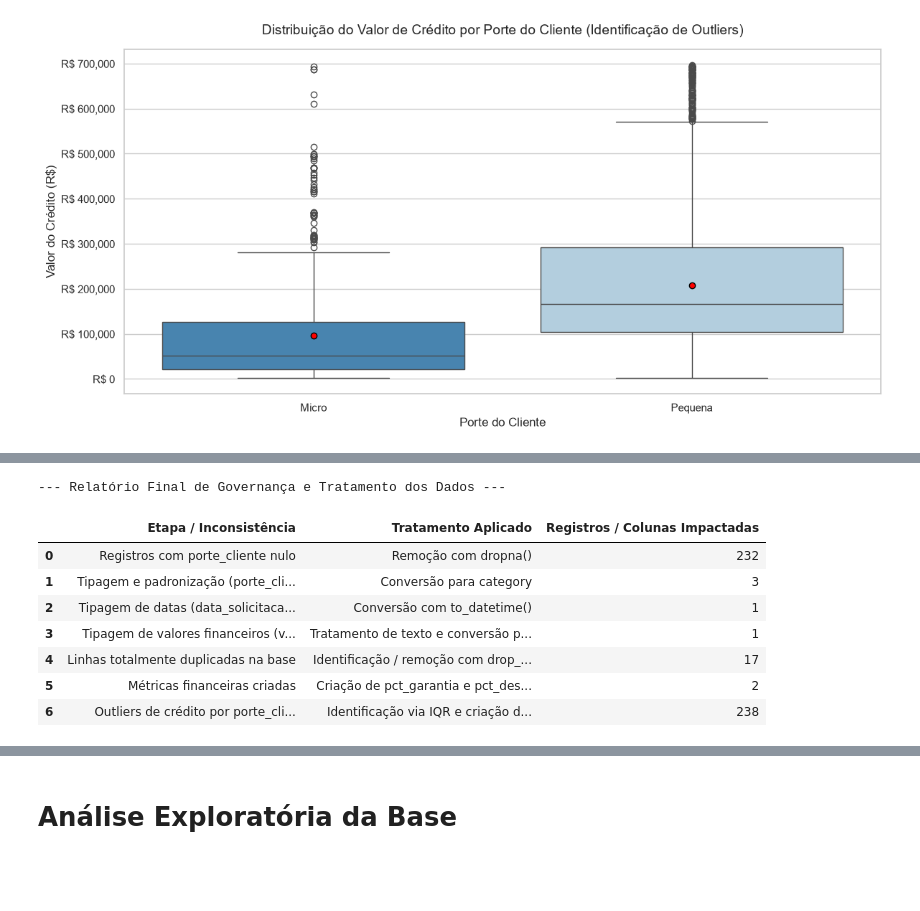
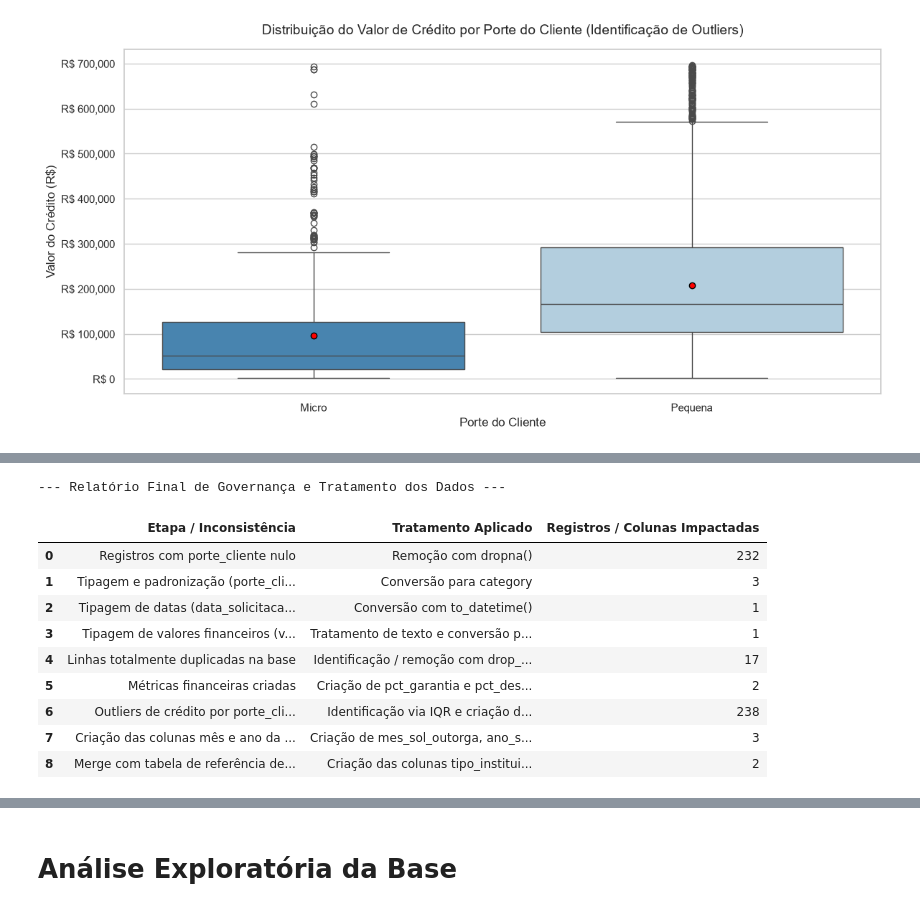
Before and after one commit to LUCASCAZANE/Proj1_Form_Cont_Caixa_Verso, a Jupyter notebook: projeto1_formacao_continuada.ipynb, the cells around one changed output, grey strips where cells are left out. Saved outputs shown, nothing was run; the diff lists cells and outputs as text; code cells hidden in the pictures; blank space fills up the shorter version.

Commit message:
unificação de notebooks, criacao de colunas, utilizacao de merge com tabelas e pivot table

```diff
--- a/projeto1_formacao_continuada.ipynb
+++ b/projeto1_formacao_continuada.ipynb
@@ -345,0 +510,33 @@ Passing `palette` without assigning `hue` is deprecated and will be removed in v
+# %%
+# Criando uma tabela de referência para os agentes financeiros
+tabela_agentes = pd.DataFrame({
+    'nome_agente_financeiro': [
+        'BTG PACTUAL',
+        'BRADESCO',
+        'STONE',
+        'BANCO XP',
+        'AF-TO'
+    ],
+    'tipo_instituicao': [
+        'Banco',
+        'Banco',
+        'Instituição de pagamento',
+        'Banco',
+        'Agência de fomento'
+    ],
+    'grupo_instituicao': [
+        'Bancos',
+        'Bancos',
+        'Fintechs',
+        'Bancos',
+        'Agência de fomento estado TO'
+    ]
+})
+# %%
+#Fazendo o merge do df_FG_Sebrae com a tabela_agentes para adicionar as informações de tipo e grupo da instituição financeira
+df_FG_Sebrae = df_FG_Sebrae.merge(
+    tabela_agentes,
+    on='nome_agente_financeiro',
+    how='left',
+    validate='many_to_one'
+)
@@ -374,33 +580,45 @@ relatorio_tratamento = pd.DataFrame(
             "Linhas totalmente duplicadas na base",
             "Identificação / remoção com drop_duplicates()",
             int(total_duplicadas),
         ),
         (
             "Métricas financeiras criadas",
             "Criação de pct_garantia e pct_desembolsado",
             2,
         ),
         (
             "Outliers de crédito por porte_cliente",
             "Identificação via IQR e criação da flag outlier_credito",
             int(df_FG_Sebrae["outlier_credito"].sum()),
         ),
+        (
+            "Criação das colunas mês e ano da data_solicitacao_outorga e percentual de cobertura",
+            "Criação de mes_sol_outorga, ano_sol_outorga e percentual_cobertura",
+            3,
+        ),
+        (
+            "Merge com tabela de referência de agentes financeiros",
+            "Criação das colunas tipo_instituicao e grupo_instituicao",
+            2,
+        ),
     ],
     columns=["Etapa / Inconsistência", "Tratamento Aplicado", "Registros / Colunas Impactadas"],
 )
 
 print("--- Relatório Final de Governança e Tratamento dos Dados ---")
 display(relatorio_tratamento)
 # %% [output]
 --- Relatório Final de Governança e Tratamento dos Dados ---
 |  | Etapa / Inconsistência | Tratamento Aplicado | Registros / Colunas Impactadas |
 | 0 | Registros com porte_cliente nulo | Remoção com dropna() | 232 |
 | 1 | Tipagem e padronização (porte_cli... | Conversão para category | 3 |
 | 2 | Tipagem de datas (data_solicitaca... | Conversão com to_datetime() | 1 |
 | 3 | Tipagem de valores financeiros (v... | Tratamento de texto e conversão p... | 1 |
 | 4 | Linhas totalmente duplicadas na base | Identificação / remoção com drop_... | 17 |
 | 5 | Métricas financeiras criadas | Criação de pct_garantia e pct_des... | 2 |
 | 6 | Outliers de crédito por porte_cli... | Identificação via IQR e criação d... | 238 |
+| 7 | Criação das colunas mês e ano da ... | Criação de mes_sol_outorga, ano_s... | 3 |
+| 8 | Merge com tabela de referência de... | Criação das colunas tipo_institui... | 2 |
 # %%
 # ---------------------------------------------------------
 # EXPORTAÇÃO DA BASE DE DADOS TRATADA FINAL
```
Also changed, not shown: parts of 17 cells of this notebook, 1 other file.
